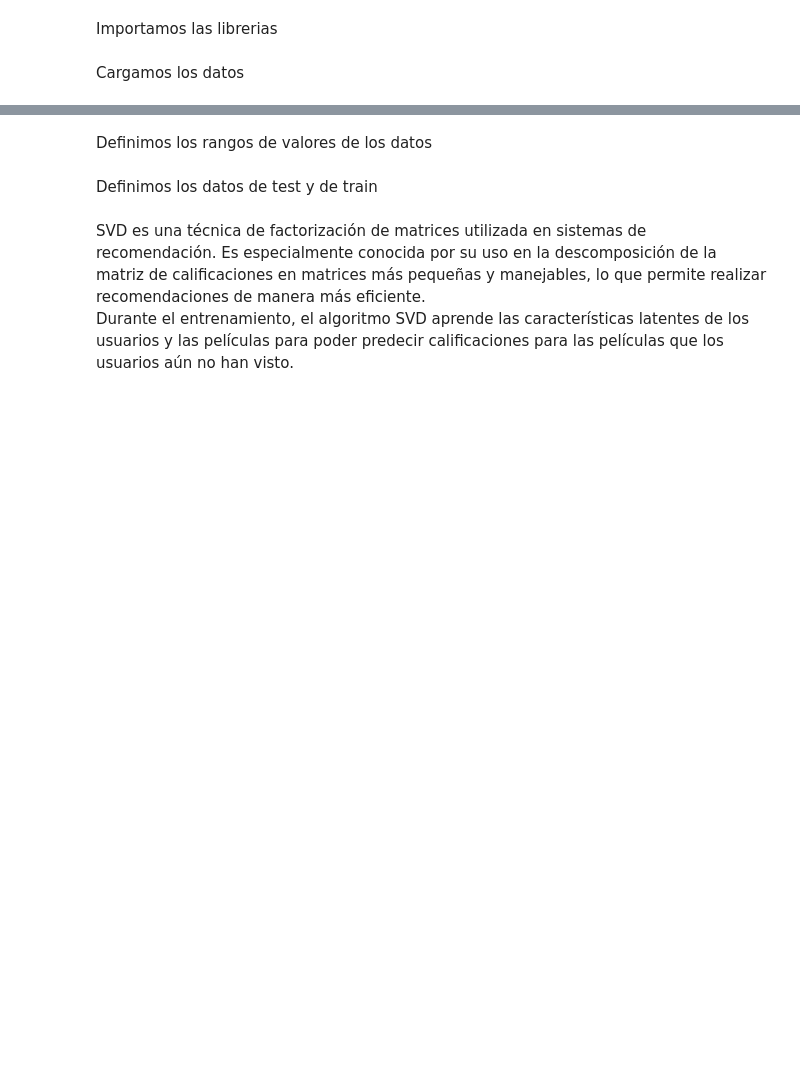
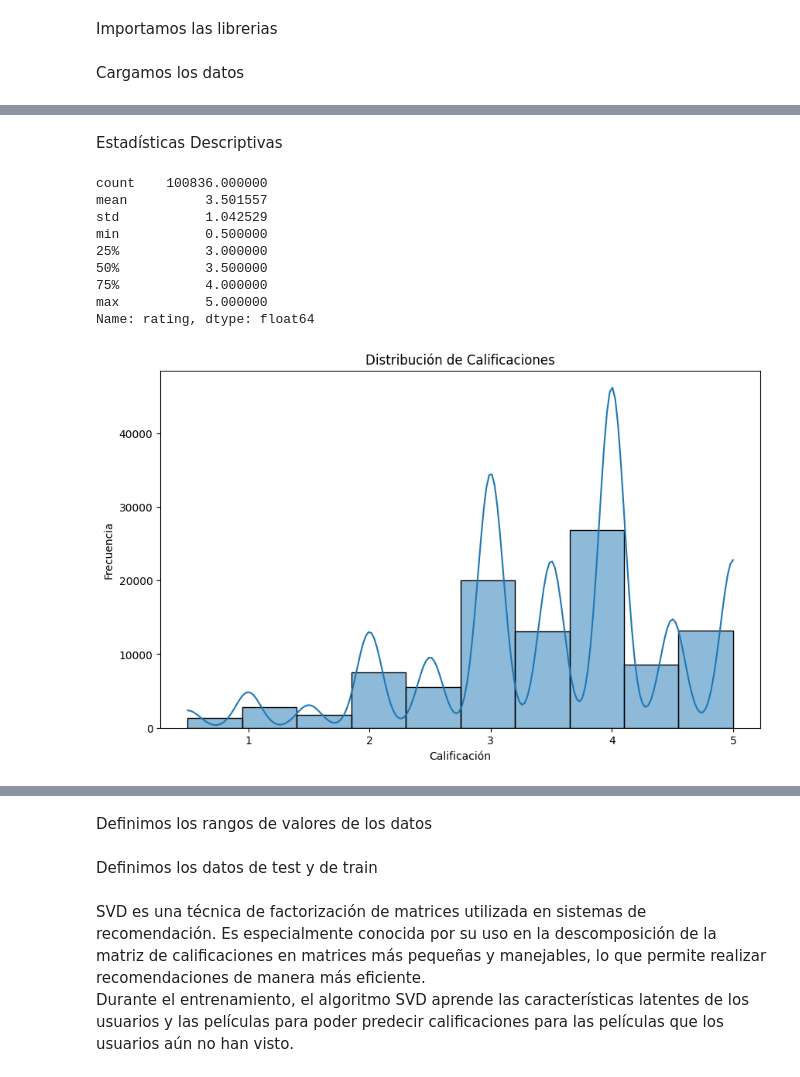
Before and after one commit to jwar28/rocky, a Jupyter notebook: model.ipynb, the cells around one changed output, grey strips where cells are left out. Drawn from its saved outputs; the diff is of its cells as text; code cells hidden in the pictures; blank space fills up the shorter version.

```diff
--- a/model.ipynb
+++ b/model.ipynb
@@ -9,8 +14,7 @@ import pickle
 # %% [markdown]
 Cargamos los datos
 # %%
-ratings_file_path = 'ml-latest-small/ratings.csv'
-movies_file_path = 'ml-latest-small/movies.csv'
+ratings = pd.read_csv('ml-latest-small/ratings.csv')
+movies = pd.read_csv('ml-latest-small/movies.csv')
+tags = pd.read_csv('ml-latest-small/tags.csv')
+links = pd.read_csv('ml-latest-small/links.csv')
-# %%
-ratings = pd.read_csv(ratings_file_path)
-movies = pd.read_csv(movies_file_path)
@@ -16,0 +61,24 @@ movies = pd.read_csv(movies_file_path)
+# %% [markdown]
+ Estadísticas Descriptivas
+# %%
+# Estadísticas descriptivas de las calificaciones
+print(ratings['rating'].describe())
+
+# Distribución de las calificaciones
+plt.figure(figsize=(10, 6))
+sns.histplot(ratings['rating'], bins=10, kde=True)
+plt.title('Distribución de Calificaciones')
+plt.xlabel('Calificación')
+plt.ylabel('Frecuencia')
+plt.show()
+# %% [output]
+count    100836.000000
+mean          3.501557
+std           1.042529
+min           0.500000
+25%           3.000000
+50%           3.500000
+75%           4.000000
+max           5.000000
+Name: rating, dtype: float64
+[figure, added]
```
Also changed, not shown: parts of 14 cells of this notebook, 2 other files.
